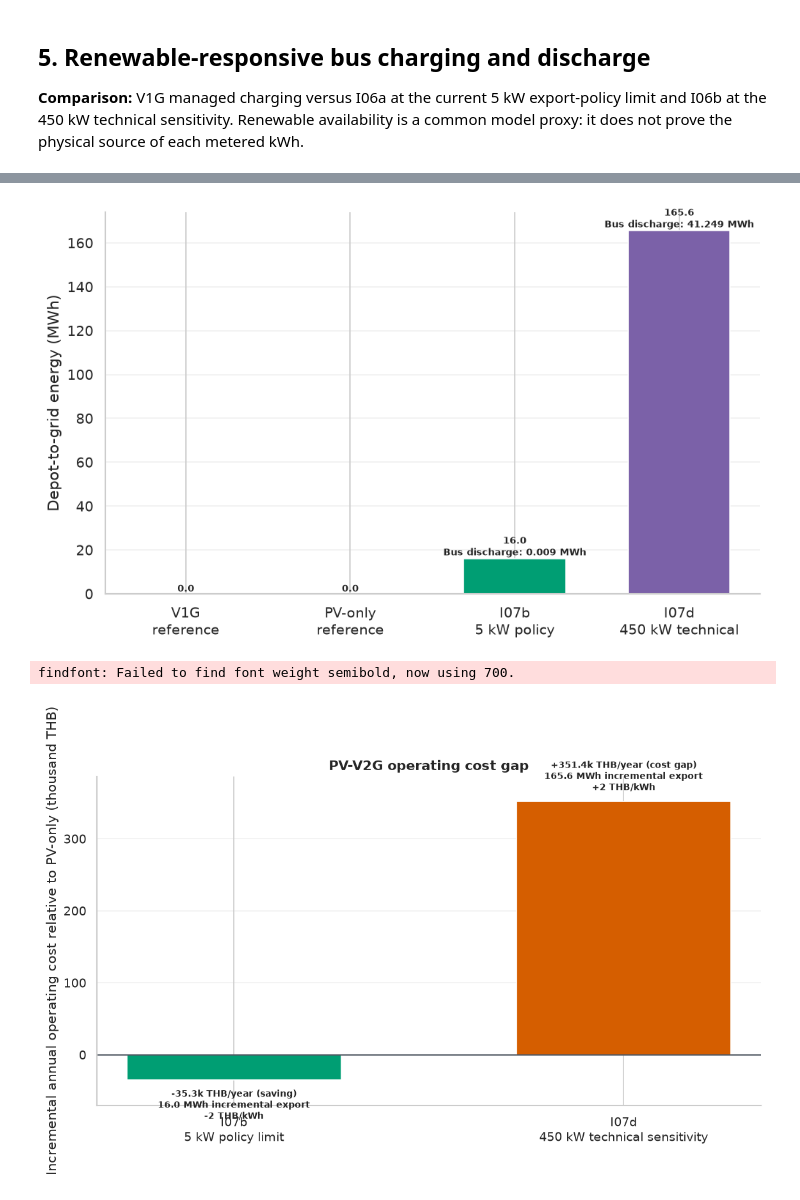
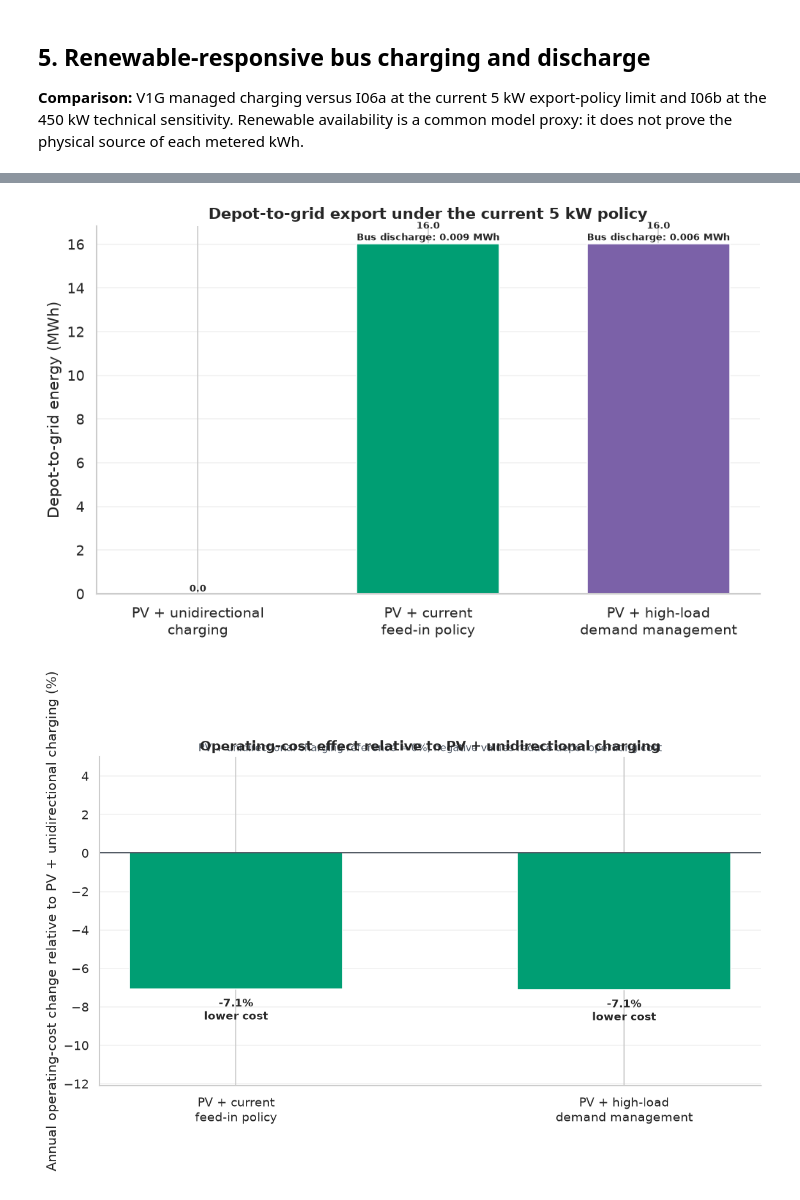
Before and after one commit to fraunhofer-isi/FLEXIMOD, a Jupyter notebook: notebooks/tgc_emc_v2g_workshop_teaser.ipynb, the cells around one changed output, grey strips where cells are left out. Saved outputs shown, nothing was run; the diff lists cells and outputs as text; code cells hidden in the pictures.

```diff
--- a/notebooks/tgc_emc_v2g_workshop_teaser.ipynb
+++ b/notebooks/tgc_emc_v2g_workshop_teaser.ipynb
@@ -620,16 +613,16 @@ else:
     signal_axis.legend(loc='upper left', ncol=3, frameon=False, fontsize=8)
 
     action_axis.bar(v1g_day.index, -v1g_charge_power, width=0.008, color='#9AA0A6', alpha=0.42, label='V1G charging')
-    action_axis.bar(i06b_day.index, -i06b_charge_power.where(higher_availability, 0.0), width=0.006, color='#2F6FB0', alpha=0.84, label='I06b charging at higher availability')
-    action_axis.bar(i06b_day.index, -i06b_charge_power.where(~higher_availability, 0.0), width=0.006, color='#A8C7E5', alpha=0.9, label='I06b charging at other times')
-    action_axis.bar(i06b_day.index, i06b_discharge_power.where(~higher_availability, 0.0), width=0.006, color='#7B61A8', alpha=0.9, label='I06b discharge / export at lower availability')
+    action_axis.bar(i06b_day.index, -i06b_charge_power.where(higher_availability, 0.0), width=0.006, color='#2F6FB0', alpha=0.84, label='Technical-sensitivity charging at higher availability')
+    action_axis.bar(i06b_day.index, -i06b_charge_power.where(~higher_availability, 0.0), width=0.006, color='#A8C7E5', alpha=0.9, label='Technical-sensitivity charging at other times')
+    action_axis.bar(i06b_day.index, i06b_discharge_power.where(~higher_availability, 0.0), width=0.006, color='#7B61A8', alpha=0.9, label='Technical-sensitivity discharge / export at lower availability')
     action_axis.axhline(0, color='#1F2937', linewidth=0.9)
     action_axis.set_ylabel('Fleet power (MW)\ncharge (−) / discharge or export (+)')
     action_axis.set_xlabel('Local time (Asia/Bangkok)')
     action_axis.fill_between(i06b_day.index, 0, 1, where=higher_availability, transform=action_axis.get_xaxis_transform(), color='#A8D5C9', alpha=0.13)
 
     soc_axis = action_axis.twinx()
-    soc_axis.plot(i06b_day.index, i06b_soc, color='#374151', linewidth=1.7, label='I06b fleet SOC')
+    soc_axis.plot(i06b_day.index, i06b_soc, color='#374151', linewidth=1.7, label='Technical-sensitivity fleet SOC')
     soc_axis.set_ylim(0, 1.05)
     soc_axis.set_ylabel('Fleet SOC fraction (−)')
     handles_1, labels_1 = action_axis.get_legend_handles_labels()
@@ -651,7 +644,7 @@ if not missing_renewable:
         }
 
     renewable_summary = pd.DataFrame({label: renewable_metrics(label) for label in renewable_cases}).T
-    display_labels = ['V1G\nreference', 'I06a\n5 kW policy limit', 'I06b\n450 kW technical']
+    display_labels = ['V1G\nmanaged charging', 'Current\n5 kW export limit', 'Technical sensitivity\n450 kW export limit']
     x = np.arange(len(renewable_cases))
     charge_values = renewable_summary['charge_higher_availability_MWh'].to_numpy()
     export_values = renewable_summary['depot_to_grid_lower_availability_MWh'].to_numpy()
@@ -811,62 +830,57 @@ if not missing_pv:
 # %%
-if not missing_pv:
+if not missing_pv_profile:
     exported = pv_summary['grid_export_MWh'].to_numpy()
-    bus_discharge = comparison.loc[pv_cases, 'grid_export_MWh'].copy() * 0.0
-    bus_discharge.loc[pv_cases] = [float(dispatch_by_case[label]['bus_discharge_MWh'].sum()) for label in pv_cases]
+    bus_discharge = [float(dispatch_by_case[label]['bus_discharge_MWh'].sum()) for label in pv_annual_cases]
 
     fig, export_axis = plt.subplots(figsize=(8.2, 5.0), constrained_layout=True)
     bars = export_axis.bar(x, exported, color=colors, width=0.62)
     export_axis.set_xticks(x, labels)
     export_axis.set_ylabel('Depot-to-grid energy (MWh)')
-    # export_axis.set_title('Export is enabled, but source attribution matters')
+    export_axis.set_title('Depot-to-grid export under the current 5 kW policy')
     export_axis.grid(axis='y', alpha=0.28)
     export_axis.set_axisbelow(True)
-    for bar, value, discharge in zip(bars, exported, bus_discharge.to_numpy()):
+    for bar, value, discharge in zip(bars, exported, bus_discharge):
         suffix = '' if value == 0 else f'\nBus discharge: {discharge:.3f} MWh'
         export_axis.text(bar.get_x() + bar.get_width() / 2, value, f'{value:.1f}{suffix}', ha='center', va='bottom', fontsize=8.0, fontweight='semibold')
-    # fig.suptitle('Rooftop solar PV and V2G operation: depot-to-grid energy', fontsize=14, fontweight='semibold')
     plt.show()
 # %% [output]
-[figure, old version]
+[figure, new version]
 # %%
-if not missing_pv:
-    pv_v2g_economics = []
-    for label in [i07b_label, i07d_label]:
-        incremental_export = comparison.loc[label, 'grid_export_MWh'] - comparison.loc[pv_only_label, 'grid_export_MWh']
-        cost_gap = comparison.loc[label, 'total_cost_THB'] - comparison.loc[pv_only_label, 'total_cost_THB']
-        pv_v2g_economics.append({
-            'case': label,
-            'cost_gap_THB': cost_gap,
-            'incremental_export_MWh': incremental_export,
-            'cost_gap_THB_per_kWh': cost_gap / (incremental_export * 1000) if incremental_export > 0 else np.nan,
-        })
-    pv_v2g_economics = pd.DataFrame(pv_v2g_economics).set_index('case')
-    labels = ['I07b\n5 kW policy limit', 'I07d\n450 kW technical sensitivity']
-    values = pv_v2g_economics['cost_gap_THB'].to_numpy() / 1_000
+if not missing_pv_profile:
+    pv_only_cost = comparison.loc[pv_only_label, 'total_cost_THB']
+    cost_labels = [i07b_label]
+    if high_load_pv_available:
+        cost_labels.append(i07d_label)
+    pv_cost_comparison = pd.DataFrame({
+        'cost_change_pct': [
+            100 * (comparison.loc[label, 'total_cost_THB'] - pv_only_cost) / pv_only_cost
+            for label in cost_labels
+        ]
+    }, index=cost_labels)
+    labels = ['PV + current\nfeed-in policy']
+    if high_load_pv_available:
+        labels.append('PV + high-load\ndemand management')
+    values = pv_cost_comparison['cost_change_pct'].to_numpy()
     colors = ['#009E73' if value < 0 else '#D55E00' for value in values]
 
     fig, axis = plt.subplots(figsize=(9.4, 5.1), constrained_layout=True)
     bars = axis.bar(labels, values, color=colors, width=0.55)
     axis.axhline(0, color='#1F2937', linewidth=0.9)
-    axis.set_ylabel('Incremental annual operating cost relative to PV-only (thousand THB)')
-    axis.set_title('PV-V2G operating cost gap')
+    axis.set_ylabel('Annual operating-cost change relative to PV + unidirectional charging (%)')
+    axis.set_title('Operating-cost effect relative to PV + unidirectional charging')
+    axis.text(0.5, 1.01, 'PV + unidirectional charging reference = 0%; negative values reduce depot operating cost',
+              transform=axis.transAxes, ha='center', va='bottom', fontsize=9.5, color='#4B5563')
     axis.grid(axis='y', alpha=0.28)
     axis.set_axisbelow(True)
-    pad = max(abs(values).max() * 0.10, 12)
+    pad = max(abs(values).max() * 0.13, 5)
     axis.set_ylim(min(values.min() - pad, -pad), max(values.max() + pad, pad))
-    for bar, case, value in zip(bars, pv_v2g_economics.index, values):
-        annual_gap = pv_v2g_economics.loc[case, 'cost_gap_THB']
-        export = pv_v2g_economics.loc[case, 'incremental_export_MWh']
-        unit = pv_v2g_economics.loc[case, 'cost_gap_THB_per_kWh']
-        direction = 'saving' if annual_gap < 0 else 'cost gap'
+    for bar, value in zip(bars, values):
+        direction = 'lower cost' if value < 0 else 'higher cost'
         va = 'top' if value < 0 else 'bottom'
         offset = -8 if value < 0 else 8
-        axis.annotate(
-            f'{annual_gap / 1_000:+.1f}k THB/year ({direction})\n{export:.1f} MWh incremental export\n{unit:+,.0f} THB/kWh',
-            (bar.get_x() + bar.get_width() / 2, value), xytext=(0, offset),
-            textcoords='offset points', ha='center', va=va, fontsize=8.6, fontweight='semibold',
-        )
+        axis.annotate(f'{value:+.1f}%\n{direction}',
+                      (bar.get_x() + bar.get_width() / 2, value), xytext=(0, offset),
+                      textcoords='offset points', ha='center', va=va, fontsize=10, fontweight='semibold')
     plt.show()
 # %% [output]
-findfont: Failed to find font weight semibold, now using 700.
-[figure, old version]
+[figure, new version]
```
Also changed, not shown: parts of 23 cells of this notebook, 4 other files.
